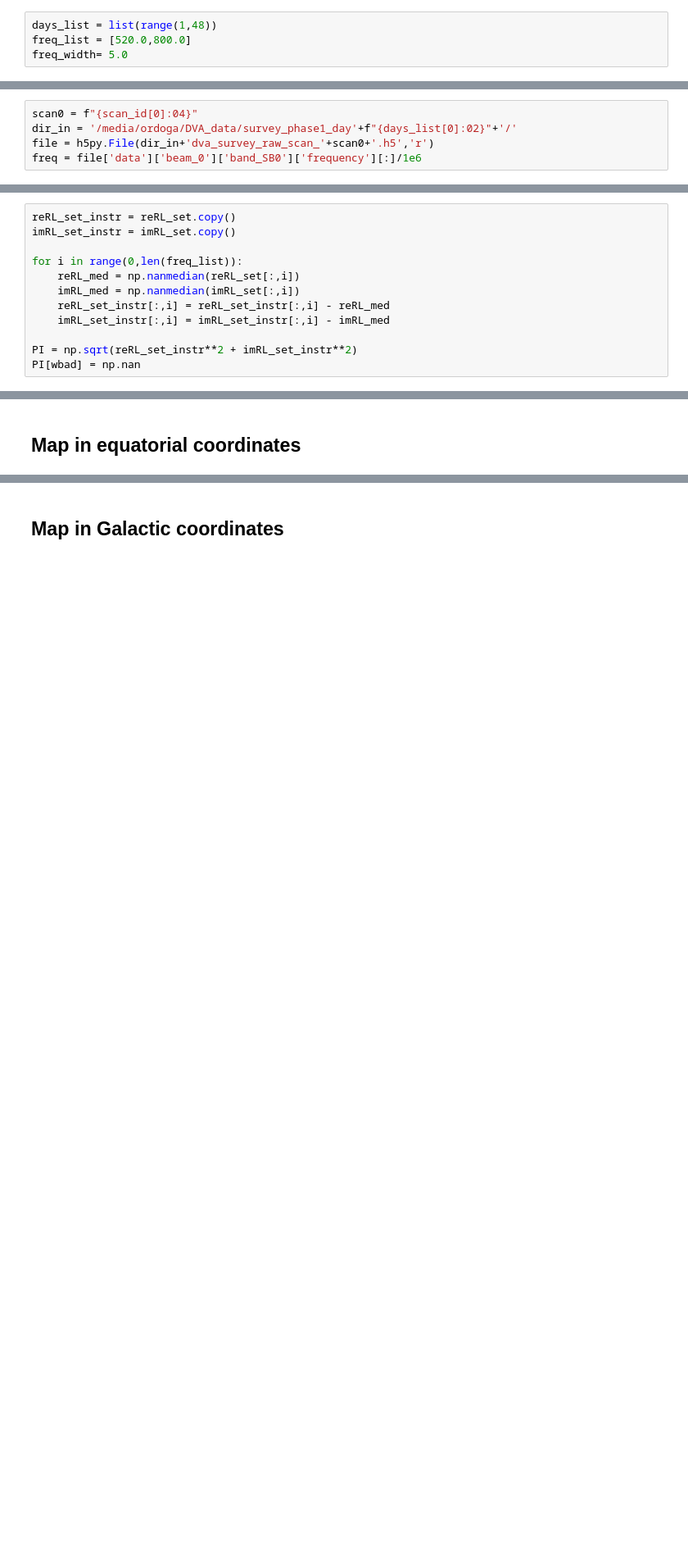
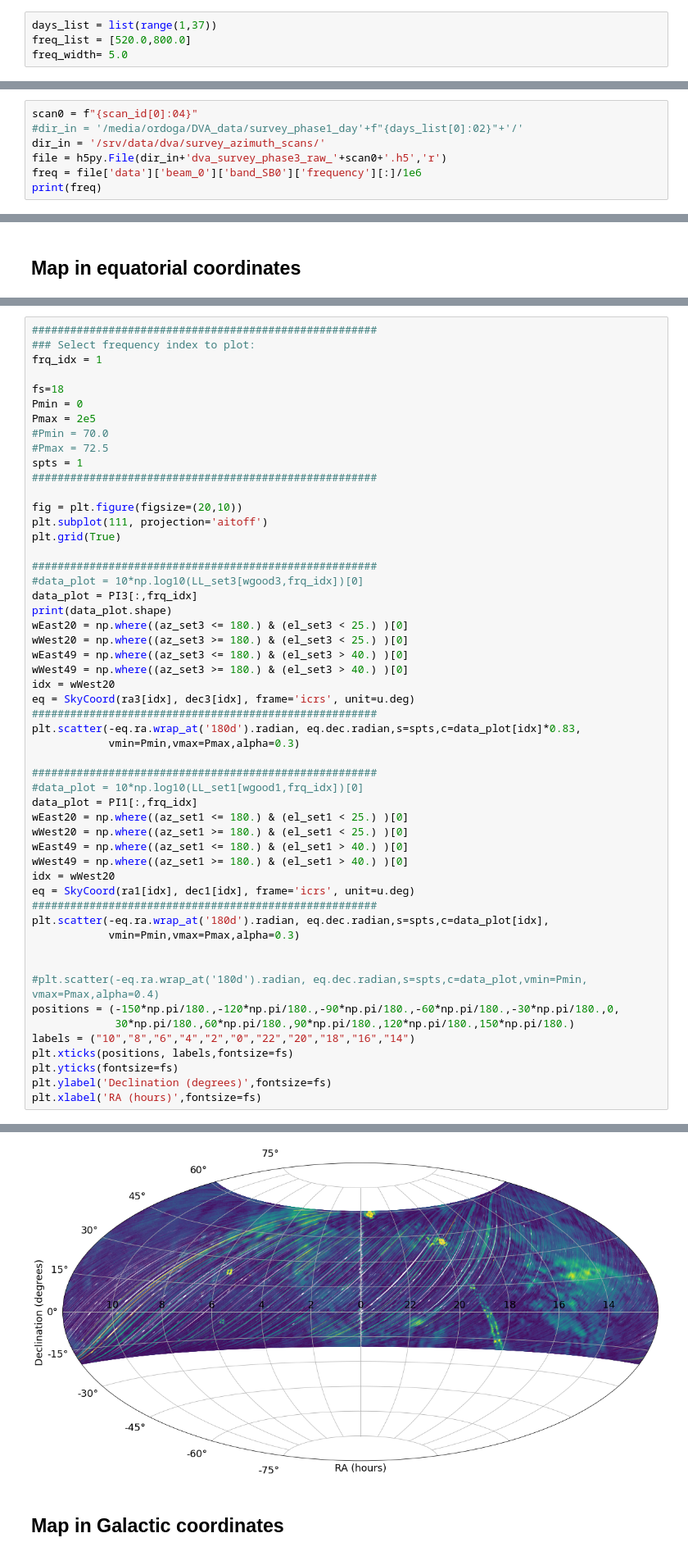
Before and after one commit to aordog/dva_pipeline, a Jupyter notebook: daily_maps.ipynb, the cells around one changed output, grey strips where cells are left out. Shown at 82% size. Drawn from its saved outputs; the diff is of its cells as text; blank space fills up the shorter version.

```diff
--- a/daily_maps.ipynb
+++ b/daily_maps.ipynb
@@ -24,7 +25,7 @@ from astropy.coordinates import SkyCoord,EarthLocation, AltAz, ICRS, Galactic, F
 # %% [markdown]
 ## Select range of days, frequencies, and bandwidth to average over:
 # %%
-days_list = list(range(1,48))
+days_list = list(range(1,37))
 freq_list = [520.0,800.0]
 freq_width= 5.0
 # %% [markdown]
@@ -52,9 +54,11 @@ for i in range(0,len(scan_id)):
 ## Read in frequency array from one of the scans
 # %%
 scan0 = f"{scan_id[0]:04}"
-dir_in = '/media/ordoga/DVA_data/survey_phase1_day'+f"{days_list[0]:02}"+'/'
-file = h5py.File(dir_in+'dva_survey_raw_scan_'+scan0+'.h5','r')
+#dir_in = '/media/ordoga/DVA_data/survey_phase1_day'+f"{days_list[0]:02}"+'/'
+dir_in = '/srv/data/dva/survey_azimuth_scans/'
+file = h5py.File(dir_in+'dva_survey_phase3_raw_'+scan0+'.h5','r')
 freq = file['data']['beam_0']['band_SB0']['frequency'][:]/1e6
+print(freq)
 # %% [markdown]
 ## Set up frequencies ranges over which to average
 # %%
@@ -199,14 +294,2 @@ imRL_set[wbad] = np.nan
 # %% [markdown]
 ## Median subtract reRL and imRL (estimate instrumental pol.) and calculate polarized intensity
-# %%
-reRL_set_instr = reRL_set.copy()
-imRL_set_instr = imRL_set.copy()
-
-for i in range(0,len(freq_list)):
-    reRL_med = np.nanmedian(reRL_set[:,i])
-    imRL_med = np.nanmedian(imRL_set[:,i])
-    reRL_set_instr[:,i] = reRL_set_instr[:,i] - reRL_med
-    imRL_set_instr[:,i] = imRL_set_instr[:,i] - imRL_med
-
-PI = np.sqrt(reRL_set_instr**2 + imRL_set_instr**2)
-PI[wbad] = np.nan
@@ -264,0 +325,54 @@ plt.xlabel('RA (hours)',fontsize=fs)
+# %%
+######################################################
+### Select frequency index to plot:
+frq_idx = 1
+
+fs=18
+Pmin = 0
+Pmax = 2e5
+#Pmin = 70.0
+#Pmax = 72.5
+spts = 1
+######################################################
+
+fig = plt.figure(figsize=(20,10))
+plt.subplot(111, projection='aitoff')
+plt.grid(True)
+
+######################################################
+#data_plot = 10*np.log10(LL_set3[wgood3,frq_idx])[0]
+data_plot = PI3[:,frq_idx]
+print(data_plot.shape)
+wEast20 = np.where((az_set3 <= 180.) & (el_set3 < 25.) )[0]
+wWest20 = np.where((az_set3 >= 180.) & (el_set3 < 25.) )[0]
+wEast49 = np.where((az_set3 <= 180.) & (el_set3 > 40.) )[0]
+wWest49 = np.where((az_set3 >= 180.) & (el_set3 > 40.) )[0]
+idx = wWest20
+eq = SkyCoord(ra3[idx], dec3[idx], frame='icrs', unit=u.deg)
+######################################################
+plt.scatter(-eq.ra.wrap_at('180d').radian, eq.dec.radian,s=spts,c=data_plot[idx]*0.83,
+            vmin=Pmin,vmax=Pmax,alpha=0.3)
+
+######################################################
+#data_plot = 10*np.log10(LL_set1[wgood1,frq_idx])[0]
+data_plot = PI1[:,frq_idx]
+wEast20 = np.where((az_set1 <= 180.) & (el_set1 < 25.) )[0]
+wWest20 = np.where((az_set1 >= 180.) & (el_set1 < 25.) )[0]
+wEast49 = np.where((az_set1 <= 180.) & (el_set1 > 40.) )[0]
+wWest49 = np.where((az_set1 >= 180.) & (el_set1 > 40.) )[0]
+idx = wWest20
+eq = SkyCoord(ra1[idx], dec1[idx], frame='icrs', unit=u.deg)
+######################################################
+plt.scatter(-eq.ra.wrap_at('180d').radian, eq.dec.radian,s=spts,c=data_plot[idx],
+            vmin=Pmin,vmax=Pmax,alpha=0.3)
+
+
+#plt.scatter(-eq.ra.wrap_at('180d').radian, eq.dec.radian,s=spts,c=data_plot,vmin=Pmin, vmax=Pmax,alpha=0.4)
+positions = (-150*np.pi/180.,-120*np.pi/180.,-90*np.pi/180.,-60*np.pi/180.,-30*np.pi/180.,0,
+             30*np.pi/180.,60*np.pi/180.,90*np.pi/180.,120*np.pi/180.,150*np.pi/180.)
+labels = ("10","8","6","4","2","0","22","20","18","16","14")
+plt.xticks(positions, labels,fontsize=fs)
+plt.yticks(fontsize=fs)
+plt.ylabel('Declination (degrees)',fontsize=fs)
+plt.xlabel('RA (hours)',fontsize=fs)
+# %% [output]
@@ -265,2 +381,3 @@ plt.xlabel('RA (hours)',fontsize=fs)
+[figure, added]
 # %% [markdown]
 ## Map in Galactic coordinates
```
Also changed, not shown: parts of 24 cells of this notebook.
